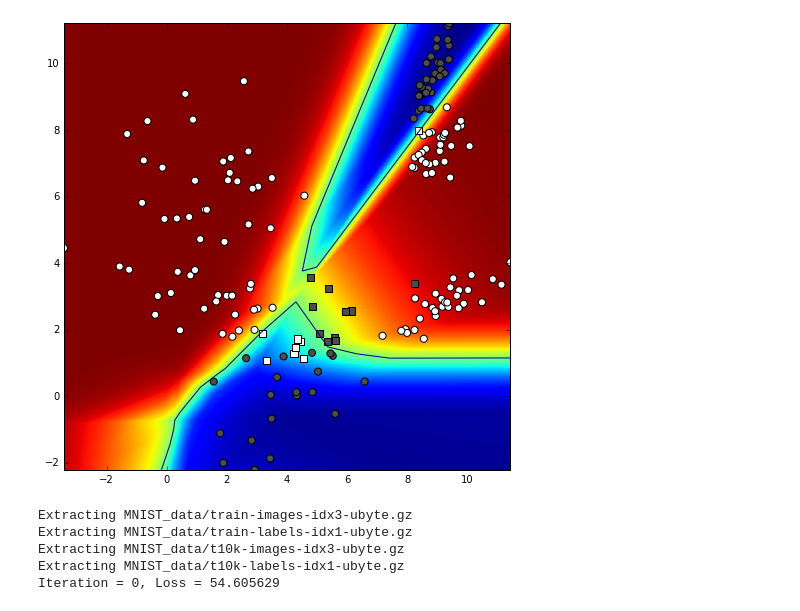
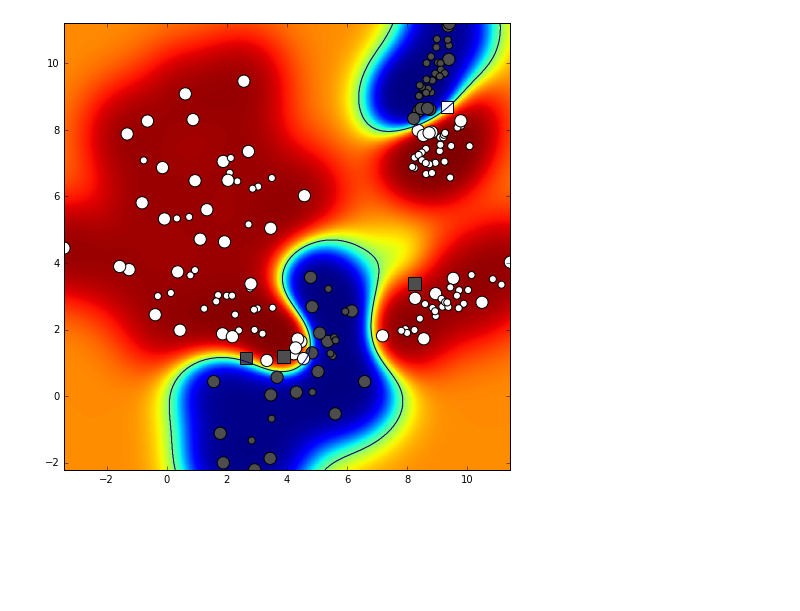
Before and after one commit to Mungosin/DeepLearning, a Jupyter notebook: Lab1/Lab1.ipynb, the cells around one changed output. Saved outputs shown, nothing was run; the diff lists cells and outputs as text; code cells hidden in the pictures; blank space fills up the shorter version.

```diff
--- a/Lab1/Lab1.ipynb
+++ b/Lab1/Lab1.ipynb
@@ -381,10 +538,10 @@ def predict_c1_class_tf(X):
         return tfLog.eval(X)[:,1]
     return classify
 
-# def predict_c1_class_tf(X):
-#     def classify(X):
-#         return tfLog.scores(X)[1][:,1]
-#     return classify
+def predict_c1_class_tf(X):
+    def classify(X):
+        return tfLog.scores(X)[1][:,1]
+    return classify
 
 C=2
 #seed = np.random.randint(0,500000)
@@ -392,19 +549,13 @@ C=2
 np.random.seed(423245)
 #306285
 #423245
-layers = [2,5,5,3,2,2]
-layers = [2,10,10,2]
 input_data, expected_output = sample_gmm_2d(6,C,30)
 
-# tfLog = TFLogreg(2,C)
-tfLog = TFDeep(layers,param_delta=0.01,param_lambda=0.01)
-tfLog.train(input_data,labels_to_one_hot(expected_output,C),10000)
-#tfLog = KSVMWrap(input_data,expected_output)
+tfLog = KSVMWrap(input_data,expected_output)
 decfun = predict_c1_class_tf(input_data)
 
 # evaluate the model on the train set
-probs = tfLog.eval(input_data)
-#probs = tfLog.scores(input_data)[1]
+probs = tfLog.scores(input_data)[1]
 
 # recover the predicted classes Y
 my_predictions = probs[:,1] >0.5
@@ -441,8 +592,7 @@ print AP_c1
 graph_surface(decfun, bbox, offset=0.5)
 
 # graph the data points
-graph_data(input_data, expected_output, my_predictions)
-#graph_data(input_data, expected_output, my_predictions,special=tfLog.support())
+graph_data(input_data, expected_output, my_predictions,special=tfLog.support())
 
 # show the plot
 plt.show()
@@ -467,55 +613 @@ AP_c1
-[figure, old version]
+[figure, new version]
-# %%
-from tensorflow.examples.tutorials.mnist import input_data
-mnist = input_data.read_data_sets("MNIST_data/", one_hot=True)
-
-def predict_c1_class_tf(X):
-    def classify(X):
-        return tfLog.eval(X)[:,1]
-    return classify
-
-C=2
-layers = [784,10]
-
-tfLog = TFDeep(layers,param_delta=0.01,param_lambda=0.01)
-tfLog.train(mnist.train.images,mnist.train.labels,10000,print_every=100)
-
-probs = tfLog.eval(input_data)
-
-# recover the predicted classes Y
-my_predictions = probs[:,1] >0.5
-my_predictions = my_predictions.flatten()
-
-
-# graph the decision surface
-bbox=(np.min(input_data, axis=0), np.max(input_data, axis=0))
-
-#axis limits of the graph
-xmin, ymin = bbox[0]
-xmax, ymax = bbox[1]
-plt.figure(figsize=(8,8))
-plt.xlim([xmin,xmax])
-plt.ylim([ymin,ymax])
-
-possible_labels = np.array(range(C))
-mat = get_confusion_matrix(my_predictions,np.argmax(mnist.train.labels,axis=1),np.argmax(probs,axis=1),True)
-accuracy, prec, rec = eval_perf_multi(mat)
-AP_c0 = eval_AP(expected_output[probs[:,0].argsort()],0)
-AP_c1 = eval_AP(expected_output[probs[:,1].argsort()],1)
-
-print "accuracy"
-print accuracy
-print "precision"
-print prec
-print "recall"
-print rec
-print "AP_c0"
-print AP_c0
-print "AP_c1"
-print AP_c1
-# %% [output]
-Extracting MNIST_data/train-images-idx3-ubyte.gz
-Extracting MNIST_data/train-labels-idx1-ubyte.gz
-Extracting MNIST_data/t10k-images-idx3-ubyte.gz
-Extracting MNIST_data/t10k-labels-idx1-ubyte.gz
-Iteration = 0, Loss = 54.605629
```
Also changed, not shown: parts of 11 cells of this notebook, 14 other files.
